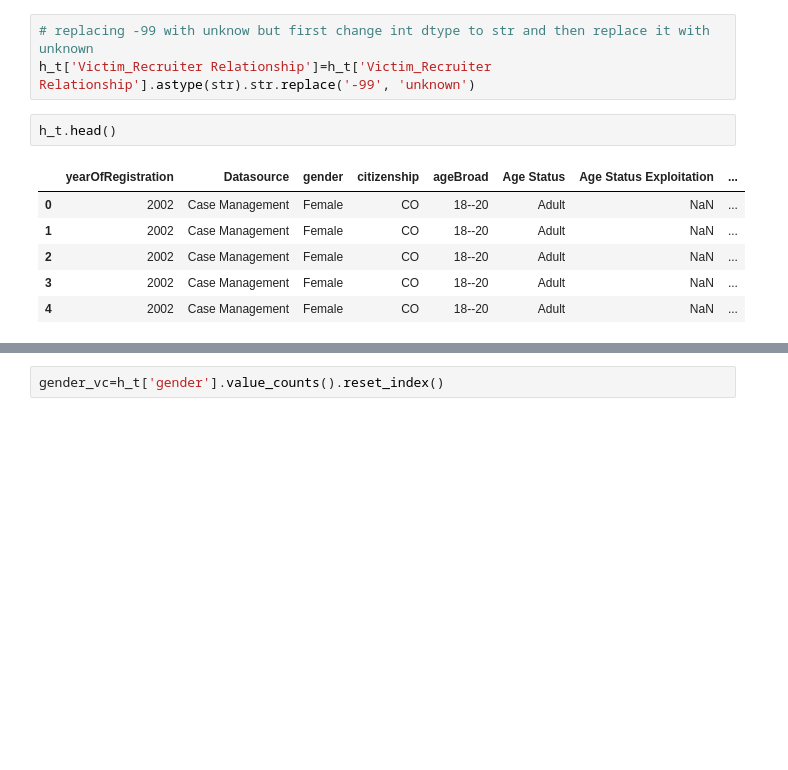
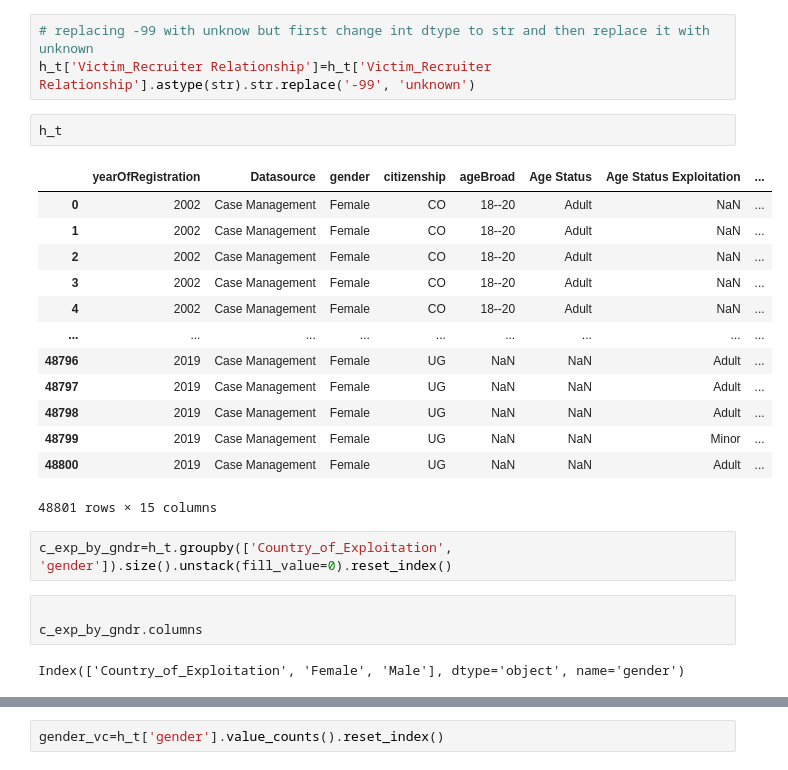
Before and after one commit to ksobiya/Human_Trafficking, a Jupyter notebook: Notebook/Human_Trafficking_full .ipynb, the cells around one changed output, grey strips where cells are left out. Cells and saved outputs as stored; diff of their text form; blank space fills up the shorter version.

```diff
--- a/Notebook/Human_Trafficking_full .ipynb
+++ b/Notebook/Human_Trafficking_full .ipynb
@@ -136,11 +136,25 @@ h_t.head()
 # replacing -99 with unknow but first change int dtype to str and then replace it with unknown
 h_t['Victim_Recruiter Relationship']=h_t['Victim_Recruiter Relationship'].astype(str).str.replace('-99', 'unknown')
 # %%
-h_t.head()
+h_t
 # %% [output]
 |  | yearOfRegistration | Datasource | gender | citizenship | ageBroad | Age Status | Age Status Exploitation | ... |
 | 0 | 2002 | Case Management | Female | CO | 18--20 | Adult | NaN | ... |
 | 1 | 2002 | Case Management | Female | CO | 18--20 | Adult | NaN | ... |
 | 2 | 2002 | Case Management | Female | CO | 18--20 | Adult | NaN | ... |
 | 3 | 2002 | Case Management | Female | CO | 18--20 | Adult | NaN | ... |
 | 4 | 2002 | Case Management | Female | CO | 18--20 | Adult | NaN | ... |
+| ... | ... | ... | ... | ... | ... | ... | ... | ... |
+| 48796 | 2019 | Case Management | Female | UG | NaN | NaN | Adult | ... |
+| 48797 | 2019 | Case Management | Female | UG | NaN | NaN | Adult | ... |
+| 48798 | 2019 | Case Management | Female | UG | NaN | NaN | Adult | ... |
+| 48799 | 2019 | Case Management | Female | UG | NaN | NaN | Minor | ... |
+| 48800 | 2019 | Case Management | Female | UG | NaN | NaN | Adult | ... |
+48801 rows × 15 columns
+# %%
+c_exp_by_gndr=h_t.groupby(['Country_of_Exploitation', 'gender']).size().unstack(fill_value=0).reset_index()
+# %%
+
+c_exp_by_gndr.columns
+# %% [output]
+Index(['Country_of_Exploitation', 'Female', 'Male'], dtype='object', name='gender')
```
Also changed, not shown: parts of 16 cells of this notebook, 2 other files.
